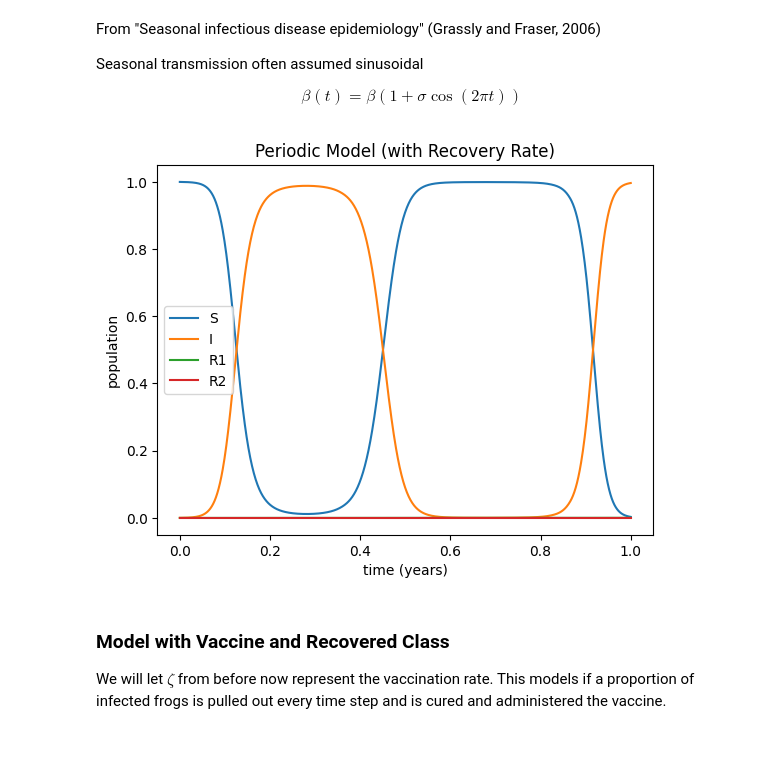
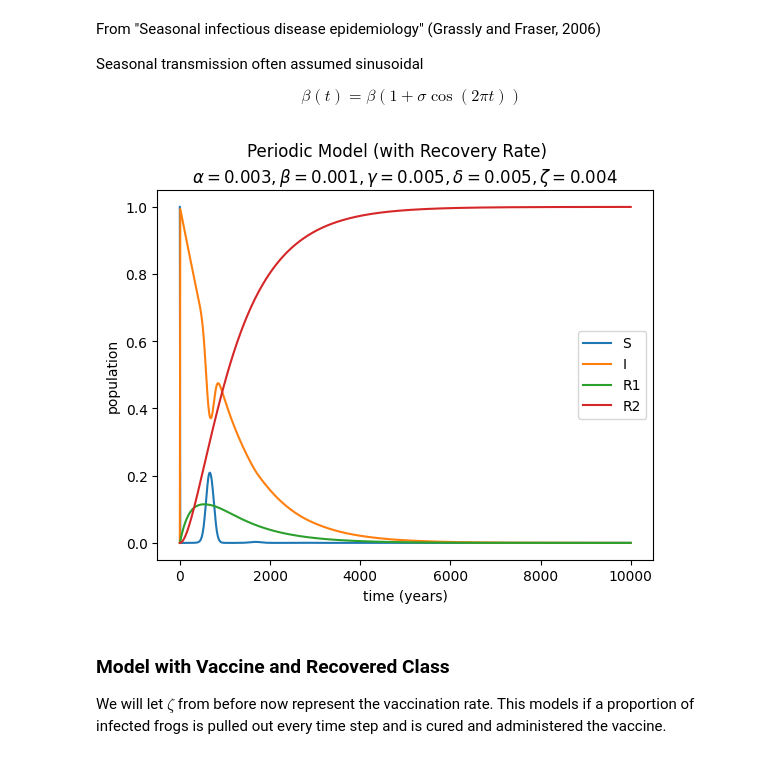
Before and after one commit to ACME-Vol4-Project1/save-axolotls, a Jupyter notebook: model.ipynb, the cells around one changed output. Saved outputs shown, nothing was run; the diff lists cells and outputs as text; code cells hidden in the pictures.

Commit message:
added parameter values to figure titles

```diff
--- a/model.ipynb
+++ b/model.ipynb
@@ -33,18 +33,20 @@ def disease_model(t, y, params=[.003, .001, .005, .005, .004, .005]):
     return [dS, dI, dR1, dR2]
 # %%
 initial = [4000, 1, 0, 0]
+alpha, beta, gamma, delta, zeta, pi = .003, .001, .005, .005, .004, .005
 N = sum(initial)
-sol = solve_ivp(disease_model, t_span=[0, 1], y0=initial, t_eval=np.linspace(0, 1, 1000))
-t_vals = np.linspace(0, 1, 1000)
+sol = solve_ivp(disease_model, t_span=[0, 10000], y0=initial, t_eval=np.linspace(0, 10000, 1000), args=[[alpha, beta, gamma, delta, zeta, pi]])
+t_vals = np.linspace(0, 10000, 1000)
 
 plt.plot(t_vals, sol.y[0] / N, label='S')
 plt.plot(t_vals, sol.y[1] / N, label="I")
 plt.plot(t_vals, sol.y[2] / N, label="R1")
 plt.plot(t_vals, sol.y[3] / N, label="R2")
-plt.title("Initial Model")
+plt.suptitle("Initial Model")
+plt.title(fr"$\alpha = {alpha}, \beta = {beta}, \gamma = {gamma}, \delta = {delta}, \zeta = {zeta}, \pi = {pi}$")
 plt.xlabel("time (years)")
 plt.ylabel("population")
 # plt.ylim(0, 100)
 plt.legend()
-# plt.savefig("figures/InitialModel2.png")
+plt.savefig("figures/InitialModel2_steady.png")
 # %% [output]
@@ -78,21 +80,23 @@ def disease_model_periodic(t, y, params=[.003, .001, .005, .005, .004, .005]):
     return [dS, dI, dR1, dR2]
 # %%
 initial = [4000, 1, 0, 0]
-sol = solve_ivp(disease_model_periodic, t_span=[0, 1], y0=initial, t_eval=np.linspace(0, 1, 1000))
-t_vals = np.linspace(0, 1, 1000)
+alpha1, beta, gamma, delta, zeta, pi = .003, .001, .005, .005, .004, .005
+sol = solve_ivp(disease_model_periodic, t_span=[0, 10000], y0=initial, t_eval=np.linspace(0, 10000, 1000), args=[[alpha1, beta, gamma, delta, zeta, pi]])
+t_vals = np.linspace(0, 10000, 1000)
 
 plt.plot(t_vals, sol.y[0] / sum(initial), label='S')
 plt.plot(t_vals, sol.y[1] / sum(initial), label="I")
 plt.plot(t_vals, sol.y[2] / sum(initial), label="R1")
 plt.plot(t_vals, sol.y[3] / sum(initial), label="R2")
-plt.title("Periodic Model (with Recovery Rate)")
+plt.suptitle("Periodic Model (with Recovery Rate)")
+plt.title(rf"$\alpha = {alpha1}, \beta = {beta}, \gamma = {gamma}, \delta = {delta}, \zeta = {zeta}$")
 plt.xlabel("time (years)")
 plt.ylabel("population")
 # plt.ylim(0, 100)
 plt.legend()
-# plt.savefig("figures/PeriodicModel_withRecovery2.png")
+# plt.savefig("figures/PeriodicModel_withRecovery2_steady.png")
 # %% [output]
-[figure, old version]
+[figure, new version]
 # %% [markdown]
 ### Model with Vaccine and Recovered Class
 
```
Also changed, not shown: parts of 6 cells of this notebook, 8 other files.
